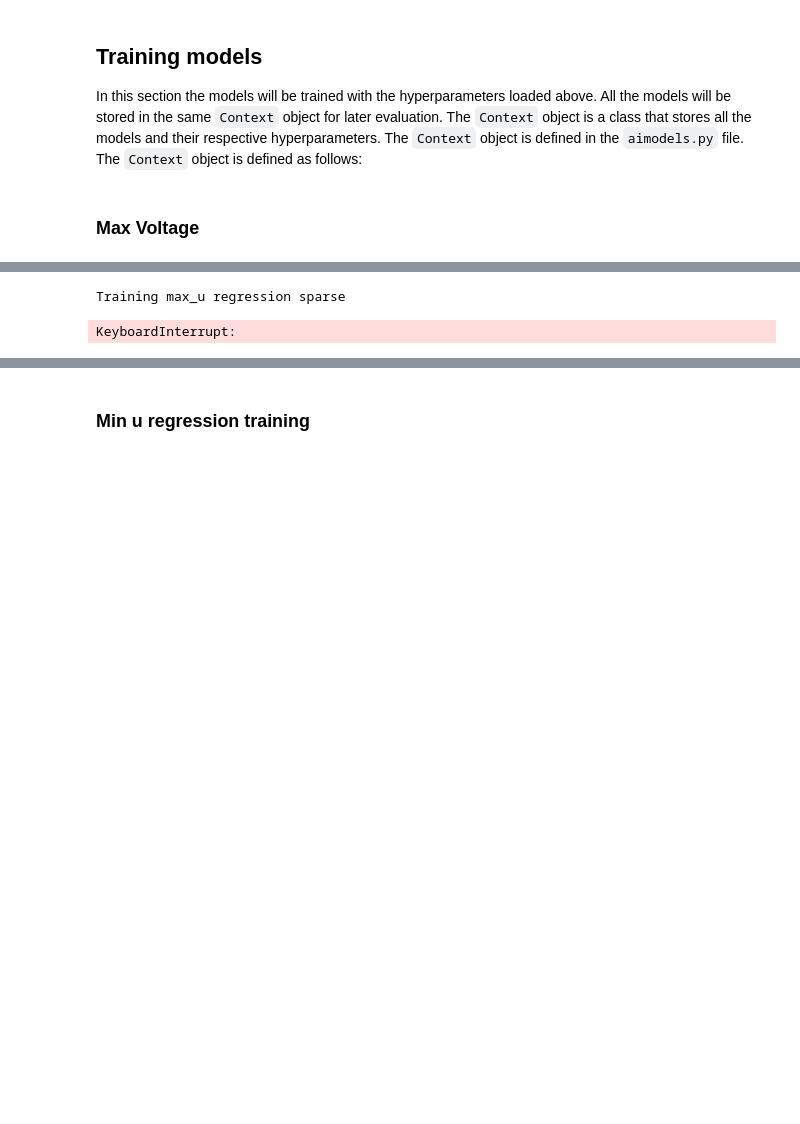
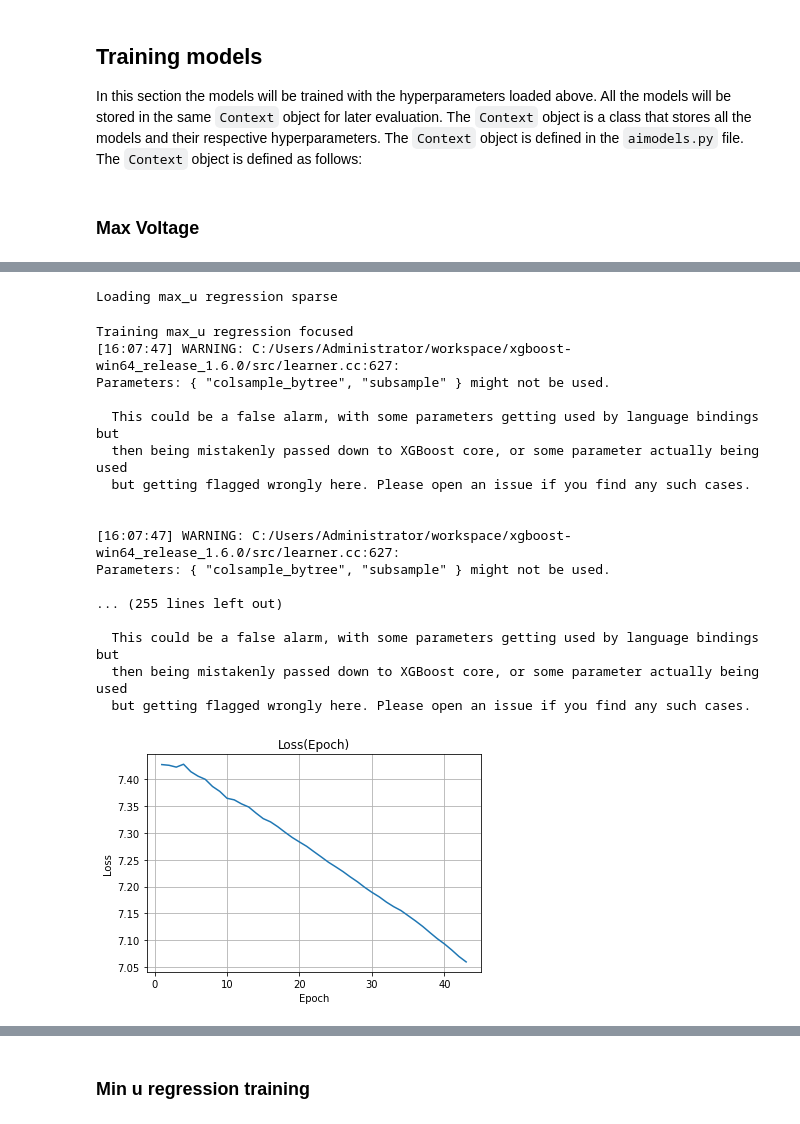
Before and after one commit to jamilsonjr/AI-to-forecast-constraints-in-the-energy-systems, a Jupyter notebook: jupyter_notebooks/datasets_benchmark.ipynb, the cells around one changed output, grey strips where cells are left out. Cells and saved outputs as stored; diff of their text form; code cells hidden in the pictures; blank space fills up the shorter version.

```diff
--- a/jupyter_notebooks/datasets_benchmark.ipynb
+++ b/jupyter_notebooks/datasets_benchmark.ipynb
@@ -171,7 +171,9 @@ if 'max_u_regressor_sparse.pickle' not in os.listdir('pickles\dataset_benchmark'
     regressor_max_u.strategy = my_ai.SupportVectorRegressorStrategy(hyper_params)
     regressor_max_u.fit(data=data_max_u_sparse)
     # MLP Regression
-    hyper_params = get_hyper_params_from_df(sparse_hyper_params['params_mlp_regressor_focused_max_u.csv'])
+    hyper_params = get_hyper_params_from_df(sparse_hyper_params['params_mlp_regressor_sparse_max_u.csv'])
+    hyper_params['input_size'] = data_max_u_sparse['X_train'].shape[1]
+    hyper_params['output_size'] = data_max_u_sparse['y_train'].shape[1]
     regressor_max_u.strategy = my_ai.MultilayerPerceptronStrategy(hyper_params)
     regressor_max_u.fit(data=data_max_u_sparse)
     utils.serialize_object('pickles\dataset_benchmark\max_u_regressor_sparse', regressor_max_u)
@@ -187,8 +189,7 @@ for model, strategy in zip(models, regressor_max_u.strategies):
     testing_data['max_u_regressor_sparse'][model]['predicted'] = deepcopy(prediction)
     testing_data['max_u_regressor_sparse'][model]['real'] = deepcopy(data_max_u_sparse['y_test'])
 # %% [output]
-Training max_u regression sparse
+Loading max_u regression sparse
-KeyboardInterrupt:
 # %%
 # max_u regression focused
 if 'max_u_regressor_focused.pickle' not in os.listdir('pickles\dataset_benchmark'):
@@ -197,33 +198,54 @@ if 'max_u_regressor_focused.pickle' not in os.listdir('pickles\dataset_benchmark
     regressor_max_u_focused = my_ai.Context(strategy=my_ai.LinearRegressionStrategy())
     regressor_max_u_focused.fit(data=data_max_u_focused)
     # Gradient Boost Regression
     hyper_params = get_hyper_params_from_df(focused_hyper_params['params_gradient_boost_regression_focused_max_u.csv'])
     regressor_max_u_focused.strategy = my_ai.GradientBoostRegressorStrategy(hyper_params)
     regressor_max_u_focused.fit(data=data_max_u_focused)
     # Extreme GBoost Regression
     hyper_params = get_hyper_params_from_df(focused_hyper_params['params_xgboost_regression_focused_max_u.csv'])
     regressor_max_u_focused.strategy = my_ai.XGBoostRegressorStrategy(hyper_params)
     regressor_max_u_focused.fit(data=data_max_u_focused)
     # Support Vector Regression
     hyper_params = get_hyper_params_from_df(focused_hyper_params['params_support_vector_regression_focused_max_u.csv'])
     regressor_max_u_focused.strategy = my_ai.SupportVectorRegressorStrategy(hyper_params)
     regressor_max_u_focused.fit(data=data_max_u_focused)
     # MLP Regression
     hyper_params = get_hyper_params_from_df(focused_hyper_params['params_mlp_regressor_focused_max_u.csv'])
+    hyper_params['input_size'] = data_max_u_focused['X_train'].shape[1]
+    hyper_params['output_size'] = data_max_u_focused['y_train'].shape[1]
     regressor_max_u_focused.strategy = my_ai.MultilayerPerceptronStrategy(hyper_params)
     regressor_max_u_focused.fit(data=data_max_u_focused)
     utils.serialize_object('pickles\dataset_benchmark\max_u_regressor_focused', regressor_max_u_focused)
 else:
     print('Loading max_u regression focused')
     regressor_max_u_focused = utils.deserialize_object('pickles\dataset_benchmark\\max_u_regressor_focused')
 
 testing_data['max_u_regressor_focused'] = {}
 for model, strategy in zip(models, regressor_max_u_focused.strategies):
     prediction = strategy.predict(data=data_max_u_sparse)
     prediction = pd.DataFrame(prediction, columns=data_max_u_sparse['y_test'].columns)
     testing_data['max_u_regressor_focused'][model] = {'real': None, 'predicted': None}
     testing_data['max_u_regressor_focused'][model]['predicted'] = deepcopy(prediction)
     testing_data['max_u_regressor_focused'][model]['real'] = deepcopy(data_max_u_sparse['y_test'])
+# %% [output]
+Training max_u regression focused
+[16:07:47] WARNING: C:/Users/Administrator/workspace/xgboost-win64_release_1.6.0/src/learner.cc:627:
+Parameters: { "colsample_bytree", "subsample" } might not be used.
+
+  This could be a false alarm, with some parameters getting used by language bindings but
+  then being mistakenly passed down to XGBoost core, or some parameter actually being used
+  but getting flagged wrongly here. Please open an issue if you find any such cases.
+
+
+[16:07:47] WARNING: C:/Users/Administrator/workspace/xgboost-win64_release_1.6.0/src/learner.cc:627:
+Parameters: { "colsample_bytree", "subsample" } might not be used.
+
+... (255 lines left out)
+
+  This could be a false alarm, with some parameters getting used by language bindings but
+  then being mistakenly passed down to XGBoost core, or some parameter actually being used
+  but getting flagged wrongly here. Please open an issue if you find any such cases.
+[figure, added]
 # %%
 # max_u classification
 if 'max_u_classifier.pickle' not in os.listdir('pickles\dataset_benchmark'):
```
Also changed, not shown: parts of 12 cells of this notebook, 8 other files.
